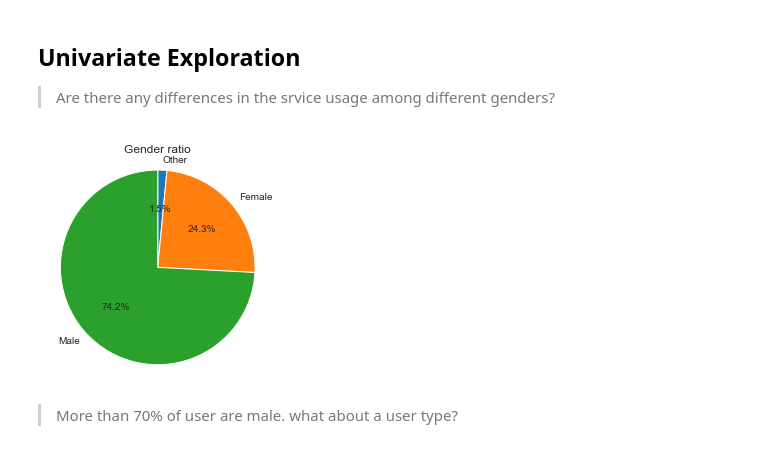
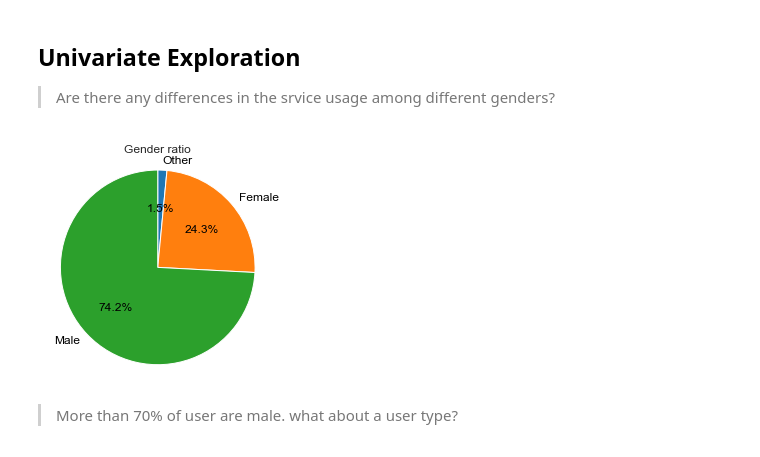
Before and after one commit to Subaru-Goto/Ford_Go_Bike, a Jupyter notebook: Ford_Gobike.ipynb, the cells around one changed output. Saved outputs shown, nothing was run; the diff lists cells and outputs as text; code cells hidden in the pictures.

```diff
--- a/Ford_Gobike.ipynb
+++ b/Ford_Gobike.ipynb
@@ -587,12 +586,13 @@ df_all.hist(figsize=[15, 10]);
 # %%
 # plot gender
 gender = df_all.groupby("member_gender").size()
 sorted_counts = gender.sort_values()
-plt.pie(sorted_counts, labels = sorted_counts.index, startangle = 90, counterclock = False, autopct = '%1.1f%%')
+plt.pie(sorted_counts, labels = sorted_counts.index, startangle = 90, counterclock = False, autopct = '%1.1f%%',
+       textprops=dict(color = "black", size = 12))
 plt.axis("square")
 plt.title("Gender ratio");
 # %% [output]
-[figure, old version]
+[figure, new version]
 # %% [markdown]
 > More than 70% of user are male. what about a user type?
 # %%
```
Also changed, not shown: parts of 16 cells of this notebook.
